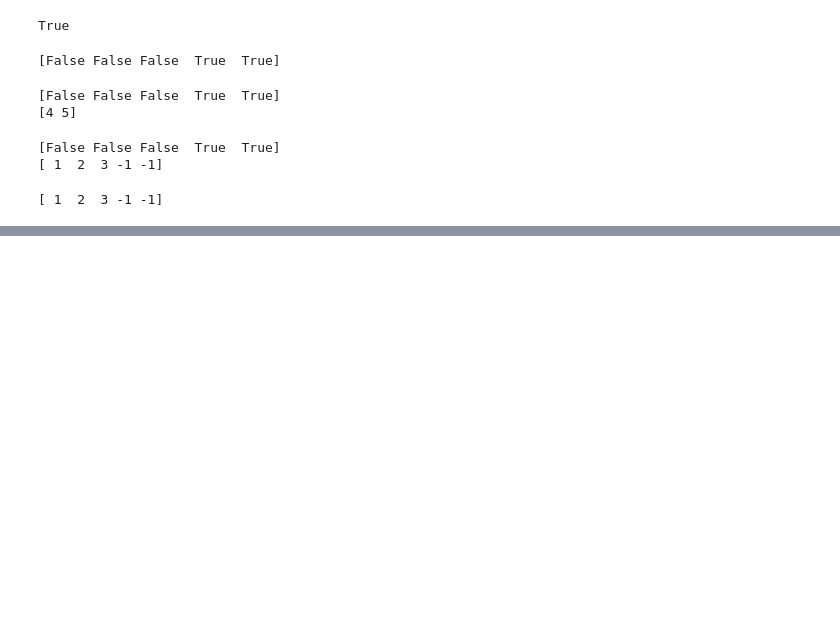
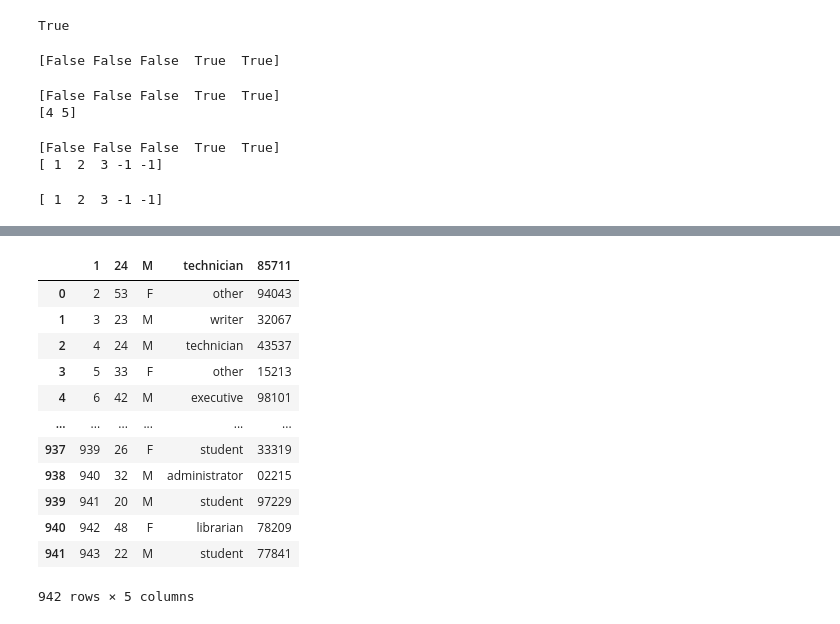
Before and after one commit to MohamedGamal-Ahmed/Ai_Amit_Diploma, a Jupyter notebook: Amit_82.ipynb, the cells around one changed output, grey strips where cells are left out. Cells and saved outputs as stored; diff of their text form; code cells hidden in the pictures; blank space fills up the shorter version.

Commit message:
data

```diff
--- a/Amit_82.ipynb
+++ b/Amit_82.ipynb
@@ -638,0 +990,17 @@ print(n_condition)  # Print the modified array where elements greater than or eq
+# %%
+data=pd.read_table('http://bit.ly/movieusers', sep='|')  # Read the table from the link with a comma as the separator
+data  # Display the first few rows of the DataFrame read from the link
+# %% [output]
+|  | 1 | 24 | M | technician | 85711 |
+| 0 | 2 | 53 | F | other | 94043 |
+| 1 | 3 | 23 | M | writer | 32067 |
+| 2 | 4 | 24 | M | technician | 43537 |
+| 3 | 5 | 33 | F | other | 15213 |
+| 4 | 6 | 42 | M | executive | 98101 |
+| ... | ... | ... | ... | ... | ... |
+| 937 | 939 | 26 | F | student | 33319 |
+| 938 | 940 | 32 | M | administrator | 02215 |
+| 939 | 941 | 20 | M | student | 97229 |
+| 940 | 942 | 48 | F | librarian | 78209 |
+| 941 | 943 | 22 | M | student | 77841 |
+942 rows × 5 columns
```
Also changed, not shown: parts of 49 cells of this notebook, 1 other file.
